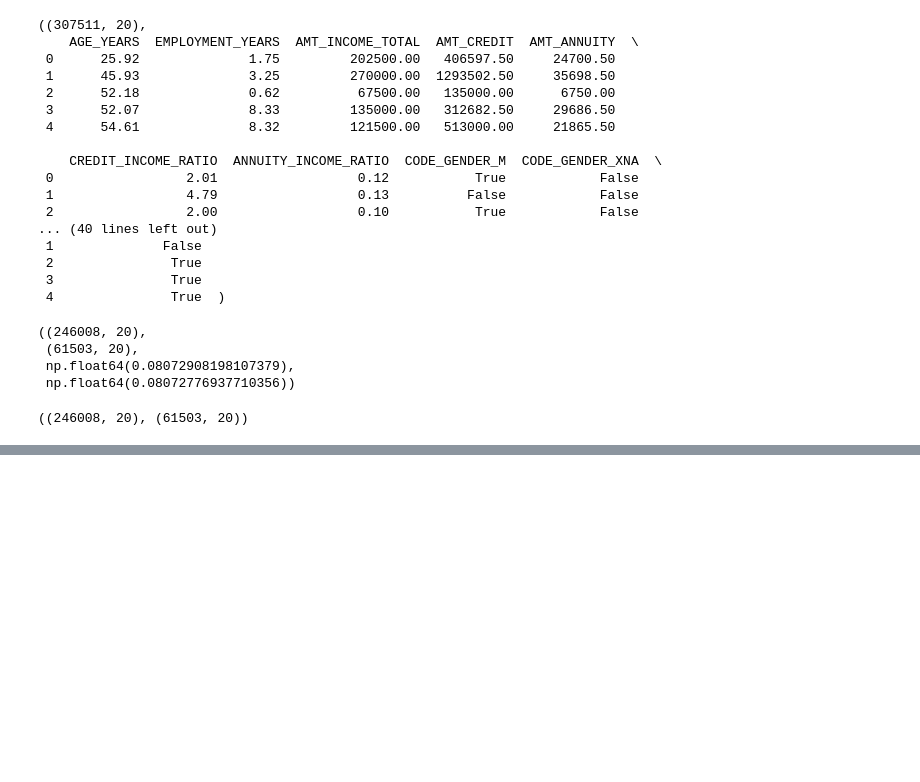
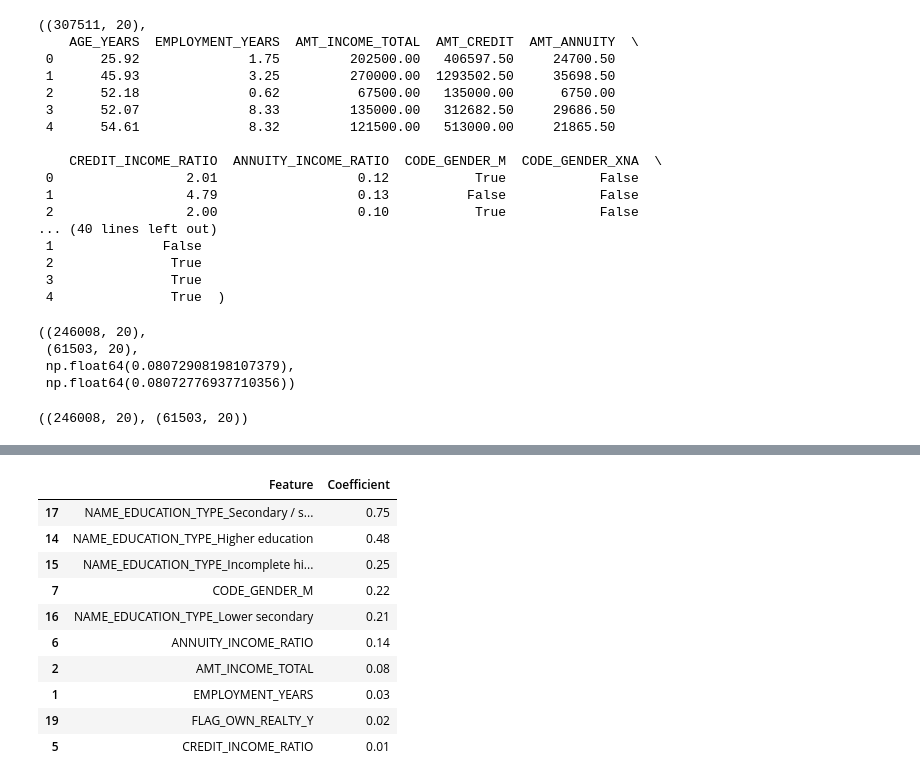
Before and after one commit to Vhutshilo0/home-credit-risk, a Jupyter notebook: notebooks/01_credit_risk_home_credit.ipynb, the cells around one changed output, grey strips where cells are left out. Cells and saved outputs as stored; diff of their text form; code cells hidden in the pictures; blank space fills up the shorter version.

```diff
--- a/notebooks/01_credit_risk_home_credit.ipynb
+++ b/notebooks/01_credit_risk_home_credit.ipynb
@@ -324,0 +354,5 @@ X_train_scaled.shape, X_test_scaled.shape
+# %%
+# Safety cleanup after feature engineering
+import numpy as np
+
+df_model.replace([np.inf, -np.inf], np.nan, inplace=True)
@@ -324,0 +485,23 @@ X_train_scaled.shape, X_test_scaled.shape
+# %%
+#Interpret coefficients
+
+import pandas as pd
+
+coefficients = pd.DataFrame({
+    "Feature": X_encoded.columns,
+    "Coefficient": log_reg.coef_[0]
+}).sort_values(by="Coefficient", ascending=False)
+
+coefficients.head(10)
+# %% [output]
+|  | Feature | Coefficient |
+| 17 | NAME_EDUCATION_TYPE_Secondary / s... | 0.75 |
+| 14 | NAME_EDUCATION_TYPE_Higher education | 0.48 |
+| 15 | NAME_EDUCATION_TYPE_Incomplete hi... | 0.25 |
+| 7 | CODE_GENDER_M | 0.22 |
+| 16 | NAME_EDUCATION_TYPE_Lower secondary | 0.21 |
+| 6 | ANNUITY_INCOME_RATIO | 0.14 |
+| 2 | AMT_INCOME_TOTAL | 0.08 |
+| 1 | EMPLOYMENT_YEARS | 0.03 |
+| 19 | FLAG_OWN_REALTY_Y | 0.02 |
+| 5 | CREDIT_INCOME_RATIO | 0.01 |
```
Also changed, not shown: parts of 16 cells of this notebook.
